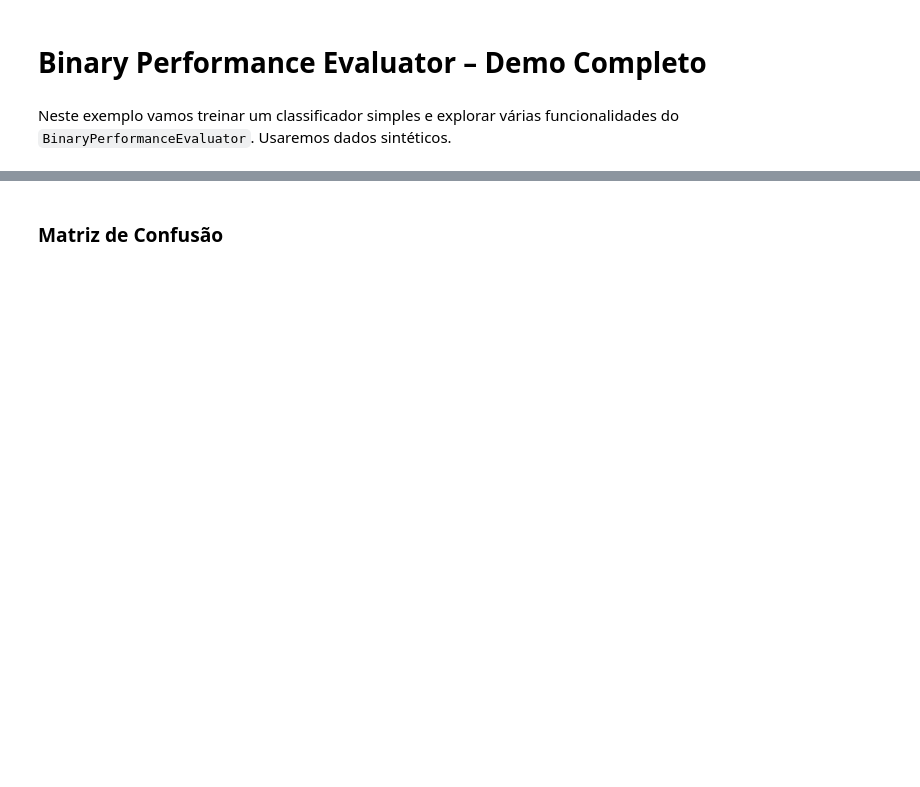
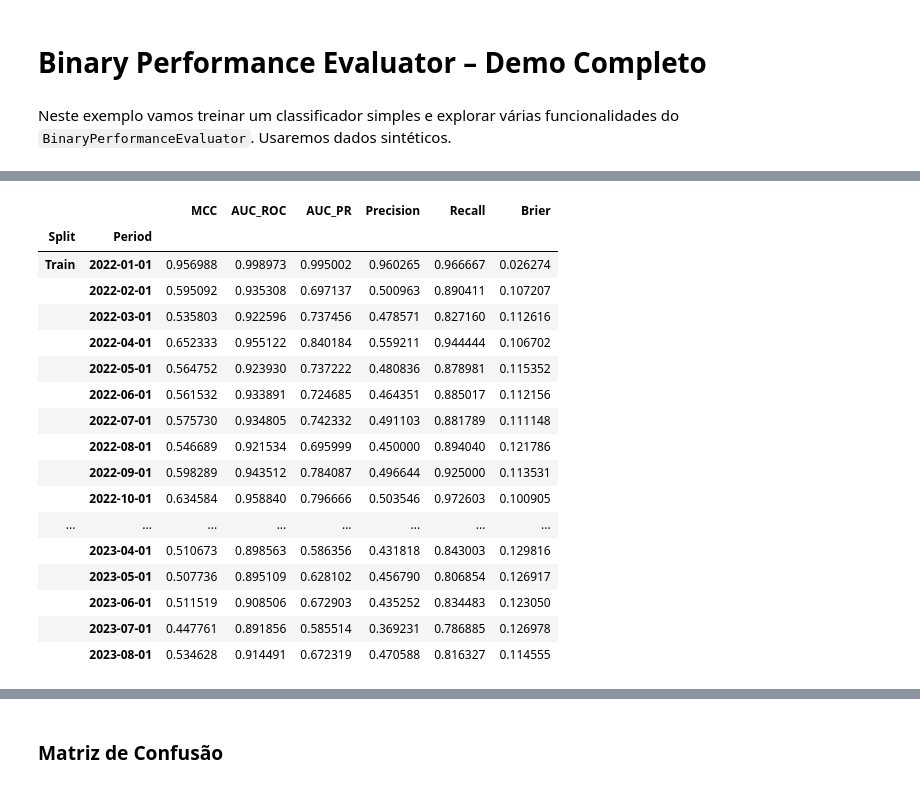
Before and after one commit to joaaomaia/RiskPilot, a Jupyter notebook: examples/binary_performance_full_demo.ipynb, the cells around one changed output, grey strips where cells are left out. Cells and saved outputs as stored; diff of their text form; code cells hidden in the pictures; blank space fills up the shorter version.

```diff
--- a/examples/binary_performance_full_demo.ipynb
+++ b/examples/binary_performance_full_demo.ipynb
@@ -568,7 +660,26 @@ display(metrics_global)
 # %%
 # 2) Evolução por safra
 metrics_by_vintage = evaluator.compute_metrics(by_date_col=True)
-display(metrics_by_vintage.head(12))
+display(metrics_by_vintage.head(20))
+# %% [output]
+|  |  | MCC | AUC_ROC | AUC_PR | Precision | Recall | Brier |
+| Split | Period |  |  |  |  |  |  |
+| Train | 2022-01-01 | 0.956988 | 0.998973 | 0.995002 | 0.960265 | 0.966667 | 0.026274 |
+|  | 2022-02-01 | 0.595092 | 0.935308 | 0.697137 | 0.500963 | 0.890411 | 0.107207 |
+|  | 2022-03-01 | 0.535803 | 0.922596 | 0.737456 | 0.478571 | 0.827160 | 0.112616 |
+|  | 2022-04-01 | 0.652333 | 0.955122 | 0.840184 | 0.559211 | 0.944444 | 0.106702 |
+|  | 2022-05-01 | 0.564752 | 0.923930 | 0.737222 | 0.480836 | 0.878981 | 0.115352 |
+|  | 2022-06-01 | 0.561532 | 0.933891 | 0.724685 | 0.464351 | 0.885017 | 0.112156 |
+|  | 2022-07-01 | 0.575730 | 0.934805 | 0.742332 | 0.491103 | 0.881789 | 0.111148 |
+|  | 2022-08-01 | 0.546689 | 0.921534 | 0.695999 | 0.450000 | 0.894040 | 0.121786 |
+|  | 2022-09-01 | 0.598289 | 0.943512 | 0.784087 | 0.496644 | 0.925000 | 0.113531 |
+|  | 2022-10-01 | 0.634584 | 0.958840 | 0.796666 | 0.503546 | 0.972603 | 0.100905 |
+| ... | ... | ... | ... | ... | ... | ... | ... |
+|  | 2023-04-01 | 0.510673 | 0.898563 | 0.586356 | 0.431818 | 0.843003 | 0.129816 |
+|  | 2023-05-01 | 0.507736 | 0.895109 | 0.628102 | 0.456790 | 0.806854 | 0.126917 |
+|  | 2023-06-01 | 0.511519 | 0.908506 | 0.672903 | 0.435252 | 0.834483 | 0.123050 |
+|  | 2023-07-01 | 0.447761 | 0.891856 | 0.585514 | 0.369231 | 0.786885 | 0.126978 |
+|  | 2023-08-01 | 0.534628 | 0.914491 | 0.672319 | 0.470588 | 0.816327 | 0.114555 |
 # %%
 # Ex.: plotar MCC ao longo do tempo
 (
```
Also changed, not shown: parts of 25 cells of this notebook, 1 other file.
